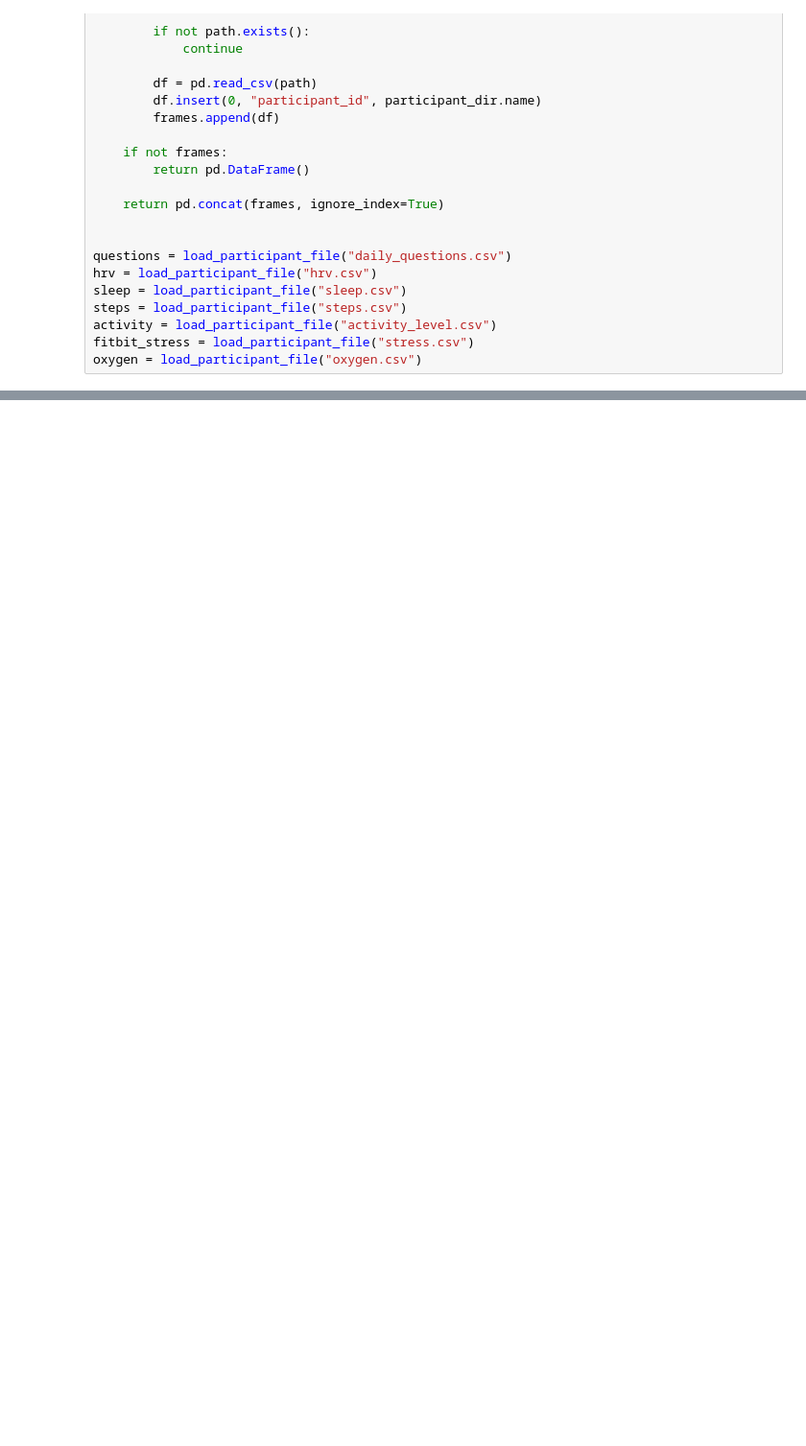
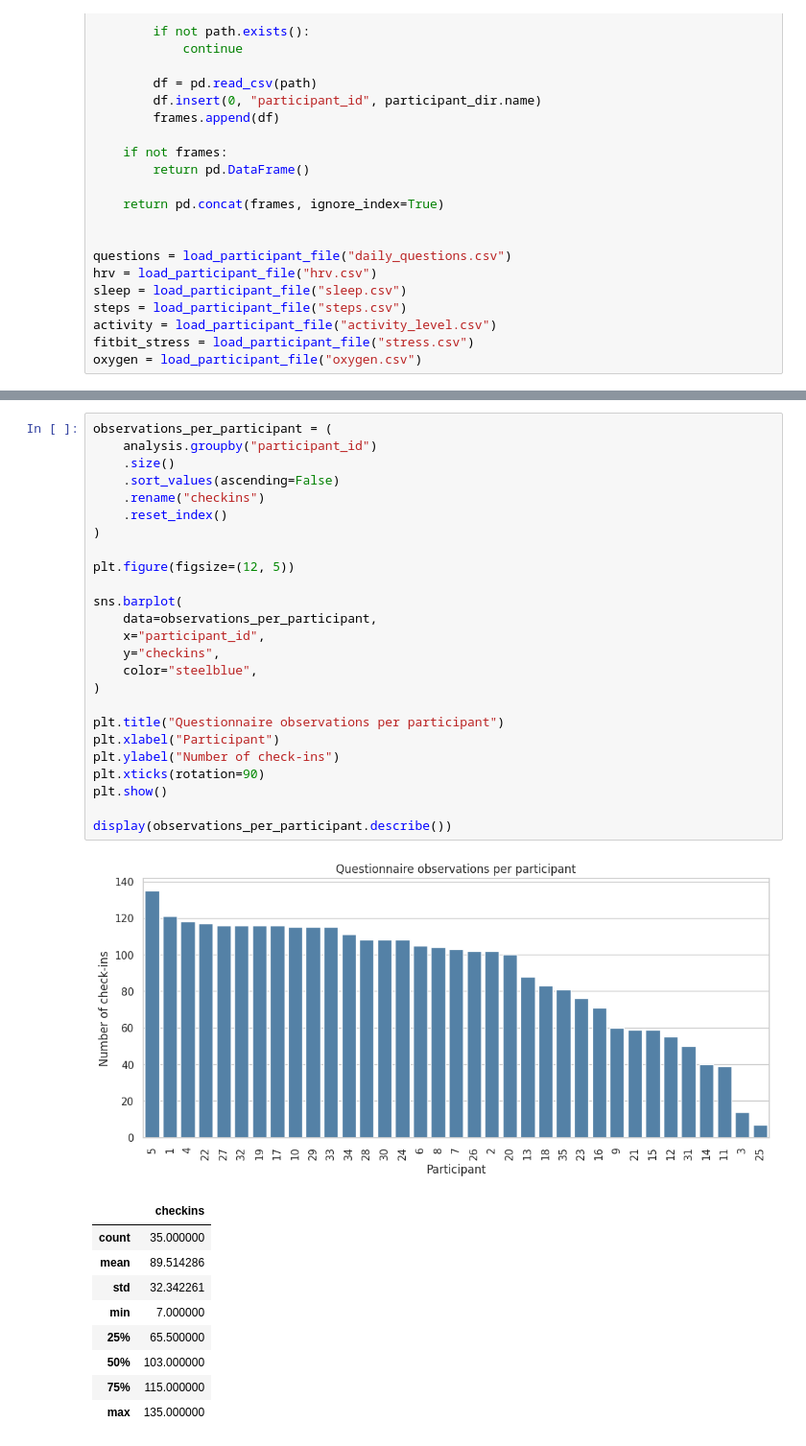
Before and after one commit to jeanwongbd/MindWatch---IE08-new, a Jupyter notebook: EDA/notebooks/MW_201_EDA.ipynb, the cells around one changed output, grey strips where cells are left out. Shown at 96% size. Drawn from its saved outputs; the diff is of its cells as text; blank space fills up the shorter version.

```diff
--- a/EDA/notebooks/MW_201_EDA.ipynb
+++ b/EDA/notebooks/MW_201_EDA.ipynb
@@ -267,0 +960,36 @@ oxygen = load_participant_file("oxygen.csv")
+# %%
+observations_per_participant = (
+    analysis.groupby("participant_id")
+    .size()
+    .sort_values(ascending=False)
+    .rename("checkins")
+    .reset_index()
+)
+
+plt.figure(figsize=(12, 5))
+
+sns.barplot(
+    data=observations_per_participant,
+    x="participant_id",
+    y="checkins",
+    color="steelblue",
+)
+
+plt.title("Questionnaire observations per participant")
+plt.xlabel("Participant")
+plt.ylabel("Number of check-ins")
+plt.xticks(rotation=90)
+plt.show()
+
+display(observations_per_participant.describe())
+# %% [output]
+[figure, added]
+|  | checkins |
+| count | 35.000000 |
+| mean | 89.514286 |
+| std | 32.342261 |
+| min | 7.000000 |
+| 25% | 65.500000 |
+| 50% | 103.000000 |
+| 75% | 115.000000 |
+| max | 135.000000 |
```
Also changed, not shown: parts of 17 cells of this notebook.
